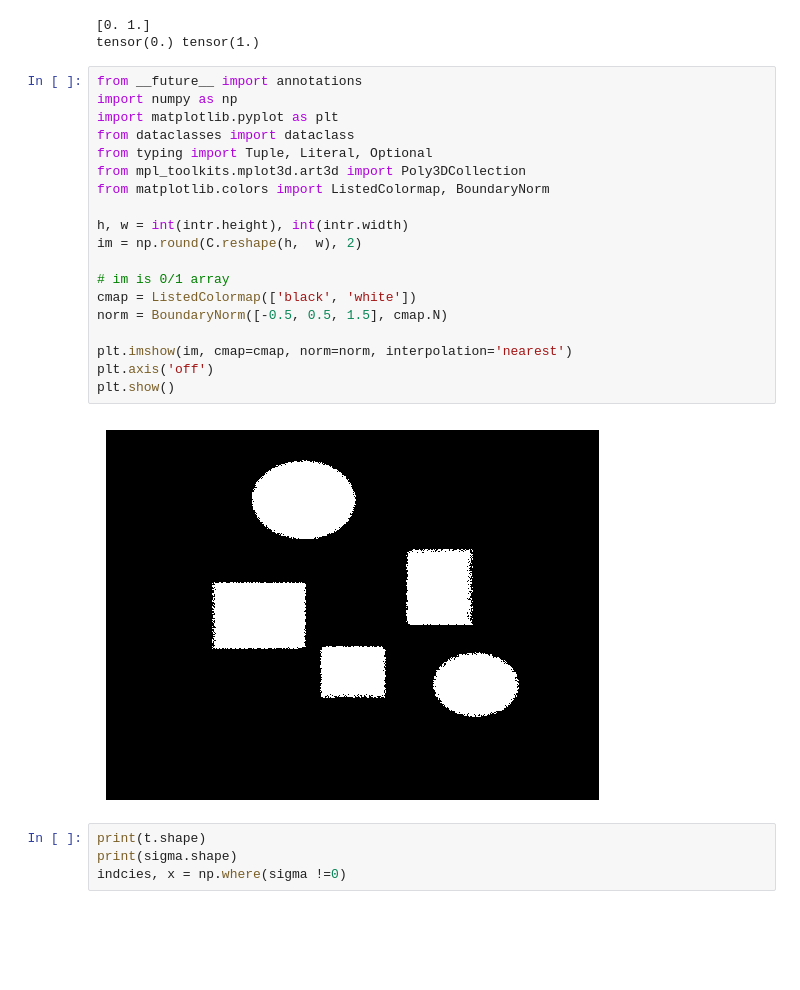
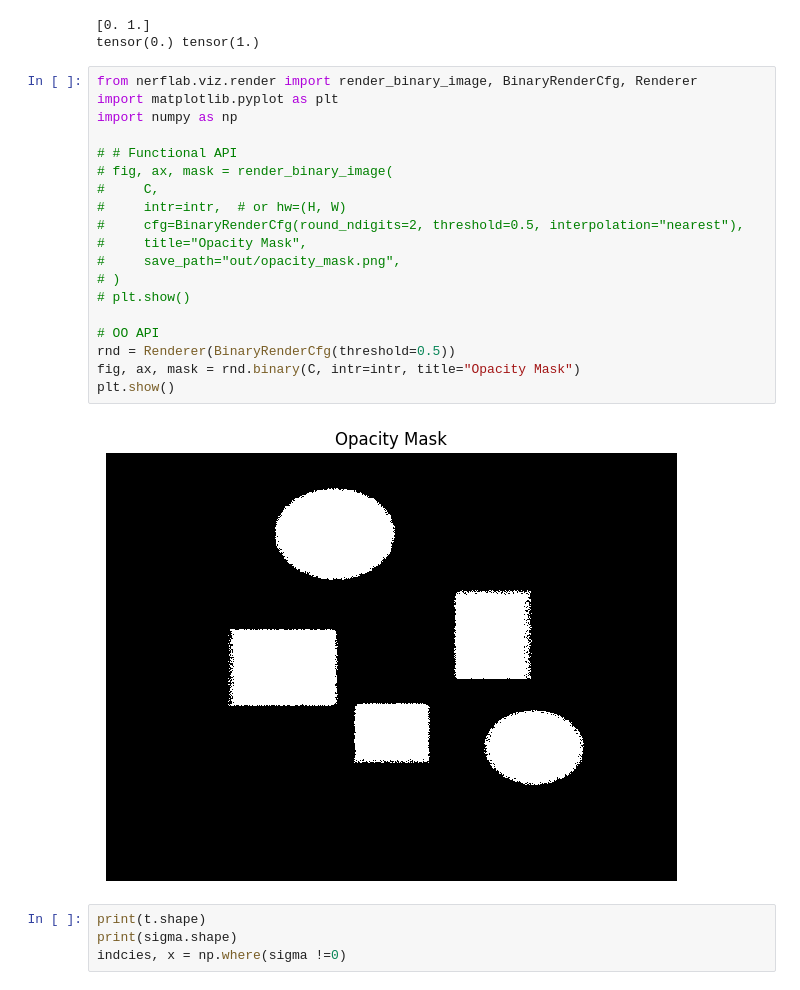
Before and after one commit to WikiGenius/nerf-lab, a Jupyter notebook: examples/demo_equations_neglict_color.ipynb, the cells around one changed output. Cells and saved outputs as stored; diff of their text form; blank space fills up the shorter version.

Commit message:
update demo equations neglict color

```diff
--- a/examples/demo_equations_neglict_color.ipynb
+++ b/examples/demo_equations_neglict_color.ipynb
@@ -98,27 +98,27 @@ print(C.min(), C.max())
 # %% [output]
 [0. 1.]
 tensor(0.) tensor(1.)
-# %%
-from __future__ import annotations
-import numpy as np
-import matplotlib.pyplot as plt
-from dataclasses import dataclass
-from typing import Tuple, Literal, Optional
-from mpl_toolkits.mplot3d.art3d import Poly3DCollection
-from matplotlib.colors import ListedColormap, BoundaryNorm
-
-h, w = int(intr.height), int(intr.width)
-im = np.round(C.reshape(h,  w), 2)
-
-# im is 0/1 array
-cmap = ListedColormap(['black', 'white'])
-norm = BoundaryNorm([-0.5, 0.5, 1.5], cmap.N)
-
-plt.imshow(im, cmap=cmap, norm=norm, interpolation='nearest')
-plt.axis('off')
-plt.show()
-# %% [output]
-[figure, removed]
+# %%
+from nerflab.viz.render import render_binary_image, BinaryRenderCfg, Renderer
+import matplotlib.pyplot as plt
+import numpy as np
+
+# # Functional API
+# fig, ax, mask = render_binary_image(
+#     C,
+#     intr=intr,  # or hw=(H, W)
+#     cfg=BinaryRenderCfg(round_ndigits=2, threshold=0.5, interpolation="nearest"),
+#     title="Opacity Mask",
+#     save_path="out/opacity_mask.png",
+# )
+# plt.show()
+
+# OO API
+rnd = Renderer(BinaryRenderCfg(threshold=0.5))
+fig, ax, mask = rnd.binary(C, intr=intr, title="Opacity Mask")
+plt.show()
+# %% [output]
+[figure, added]
 # %%
 print(t.shape)
 print(sigma.shape)
```
Also changed, not shown: parts of 6 cells of this notebook, 8 other files.
